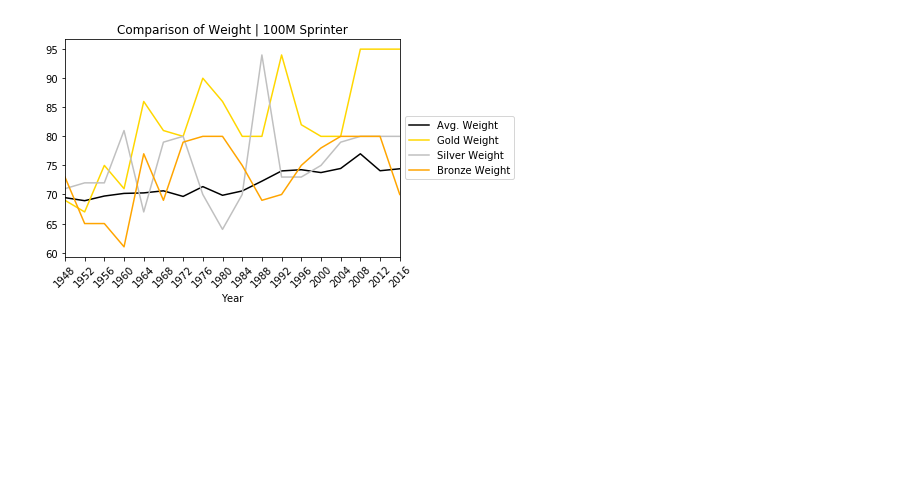
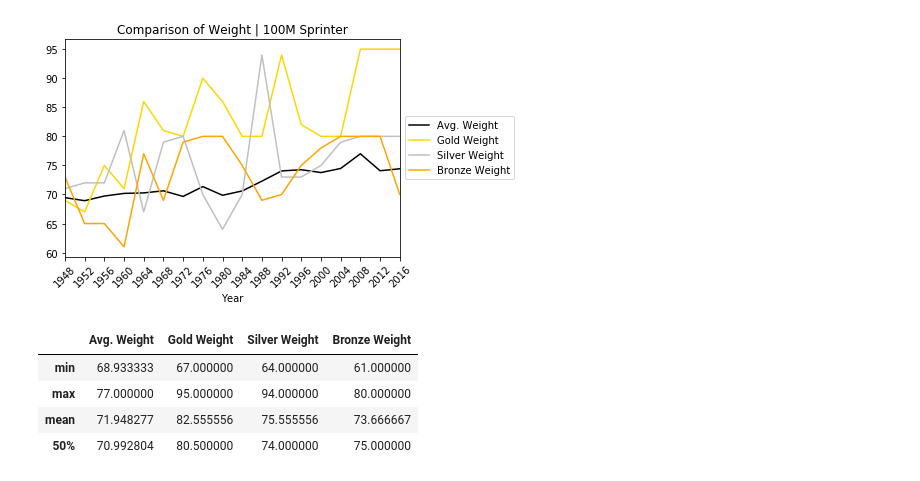
Before and after one commit to tysorensen/project1-group1, a Jupyter notebook: olympic_data.ipynb, the cells around one changed output. Saved outputs shown, nothing was run; the diff lists cells and outputs as text; code cells hidden in the pictures; blank space fills up the shorter version.

Commit message:
describe height and weight

```diff
--- a/olympic_data.ipynb
+++ b/olympic_data.ipynb
@@ -474,3 +473,15 @@ plt.show()
 # %% [output]
 [figure]
 [figure]
+# %%
+numerical_columns = [col for col in average_gold_silver_bronze_weight.columns if
+                     (average_gold_silver_bronze_weight[col].dtype=='int64' or
+                      average_gold_silver_bronze_weight[col].dtype=='float64')]
+
+average_gold_silver_bronze_weight[numerical_columns].describe().loc[['min','max', 'mean','50%'],:]
+# %% [output]
+|  | Avg. Weight | Gold Weight | Silver Weight | Bronze Weight |
+| min | 68.933333 | 67.000000 | 64.000000 | 61.000000 |
+| max | 77.000000 | 95.000000 | 94.000000 | 80.000000 |
+| mean | 71.948277 | 82.555556 | 75.555556 | 73.666667 |
+| 50% | 70.992804 | 80.500000 | 74.000000 | 75.000000 |
```
Also changed, not shown: parts of 3 cells of this notebook.
